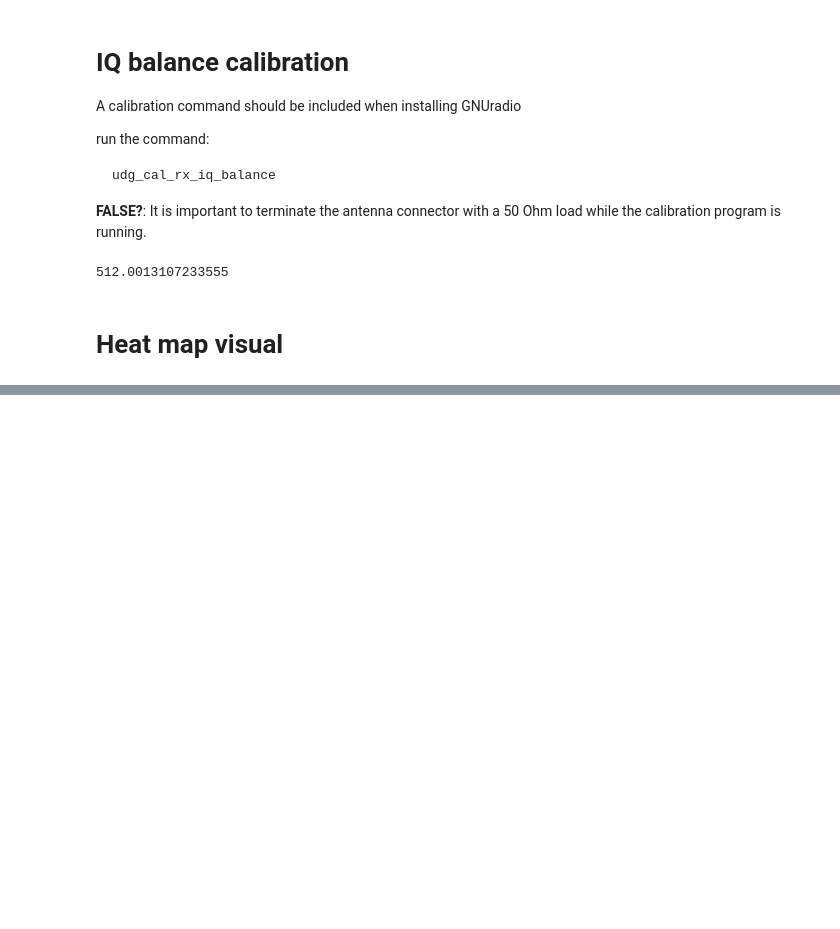
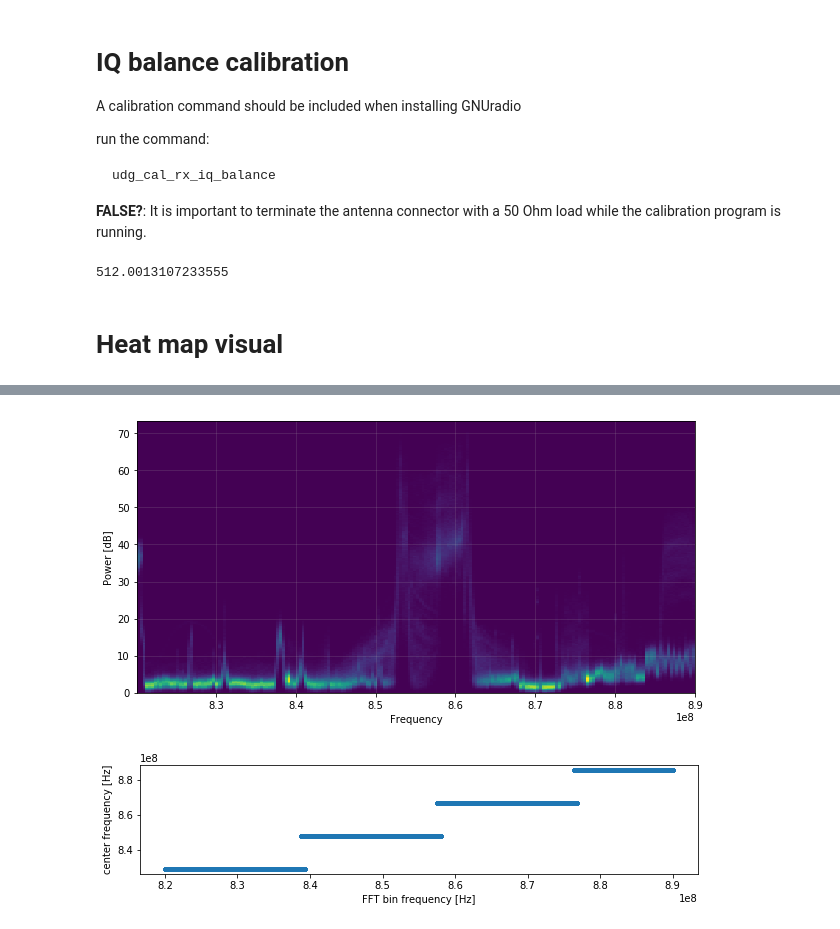
Before and after one commit to jarmokivekas/tuamk-thesis, a Jupyter notebook: spectrum-sense-data-processing.ipynb, the cells around one changed output, grey strips where cells are left out. Drawn from its saved outputs; the diff is of its cells as text; code cells hidden in the pictures; blank space fills up the shorter version.

```diff
--- a/spectrum-sense-data-processing.ipynb
+++ b/spectrum-sense-data-processing.ipynb
@@ -258,14 +262,32 @@ The lowest allowed
 # %% [markdown]
 # Heat map visual
 # %%
+def read_sense_v0_1(filename):
+    df = pd.read_csv(filename,
+        header=None,
+        comment="#",
+        delimiter="|",
+        names=["time", "center_f", "bin_f", "power_plain", "power", "noise", 'scan', 'sweep'])
+    return df
+def read_sense_v0_0(filename):
+    df = pd.read_csv(filename,
+                     header=None,
+                     comment="#",
+                     delimiter="|", names=["time", "center_f", "bin_f", "power", "noise", 'scan', 'sweep'])
+    return df
+
+def show_frequencies(df):
+    plt.figure(figsize=(10,2))
+    plt.scatter(df.bin_f, df.center_f, marker=".")
+    plt.ylabel('center frequency [Hz]');plt.xlabel('FFT bin frequency [Hz]')
 
 
-df = pd.read_csv('data/2017-02-01 14:30:10.193575-sense.tsv', header=None, delimiter="|", names=["time", "center_f", "bin_f", "power", "noise", 'scan', 'sweep'])
-df = df[df.scan == 0]
-plt.figure(figsize = (10,5))
-plt.hist2d(df.bin_f, df.power, bins=100)
-#plt.hexbin(df.bin_f, df.power)
-plt.ylabel("Power [dB]")
-plt.xlabel("Frequency")
-plt.grid(alpha=0.2)
-plt.show()
+def show_heatmap(df, bins=100):
+
+    #df = df[df.scan == 0]
+    plt.figure(figsize = (10,5))
+    plt.hist2d(df.bin_f, df.power, bins=bins)
+    #plt.hexbin(df.bin_f, df.power)
+    plt.ylabel("Power [dB]")
+    plt.xlabel("Frequency")
+    plt.grid(alpha=0.2)
@@ -273,0 +312,9 @@ plt.show()
+# %%
+%matplotlib inline
+df = read_sense_v0_1('data/2017-05-11 12:21:40.016226-sense.tsv')
+show_heatmap(df, bins=200)
+show_frequencies(df)
+plt.show()
+# %% [output]
+[figure, added]
+[figure, added]
```
Also changed, not shown: parts of 20 cells of this notebook, 1 other file.
